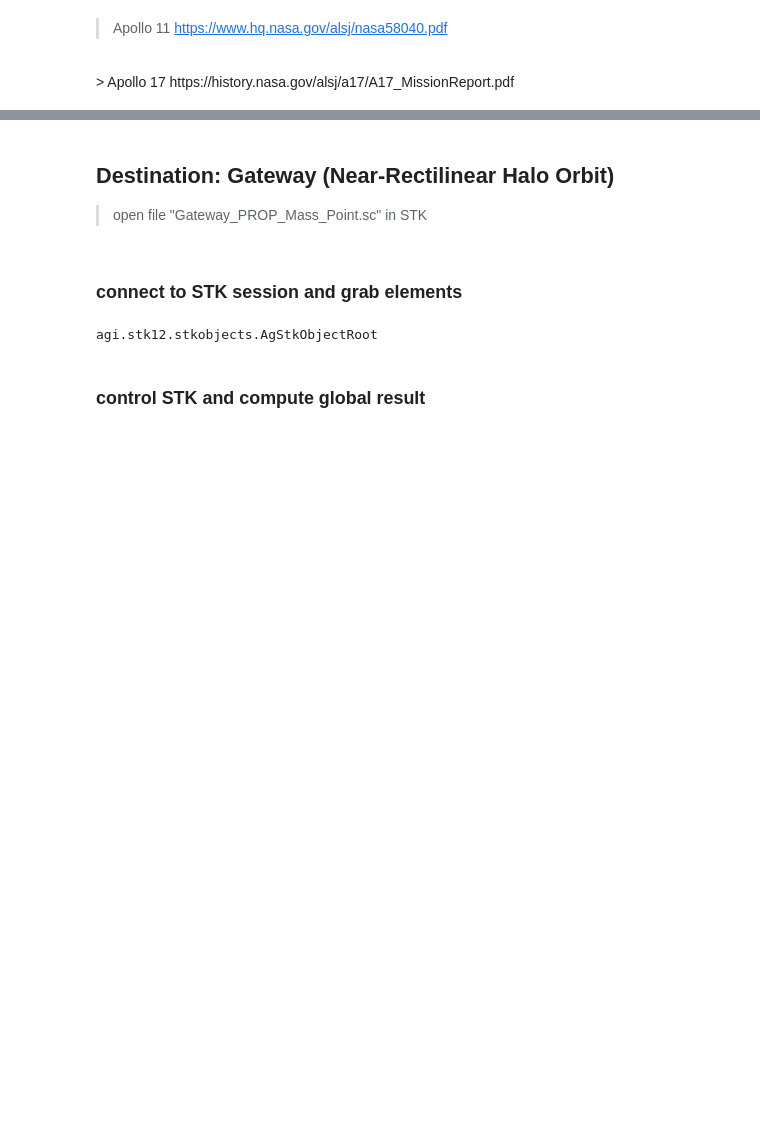
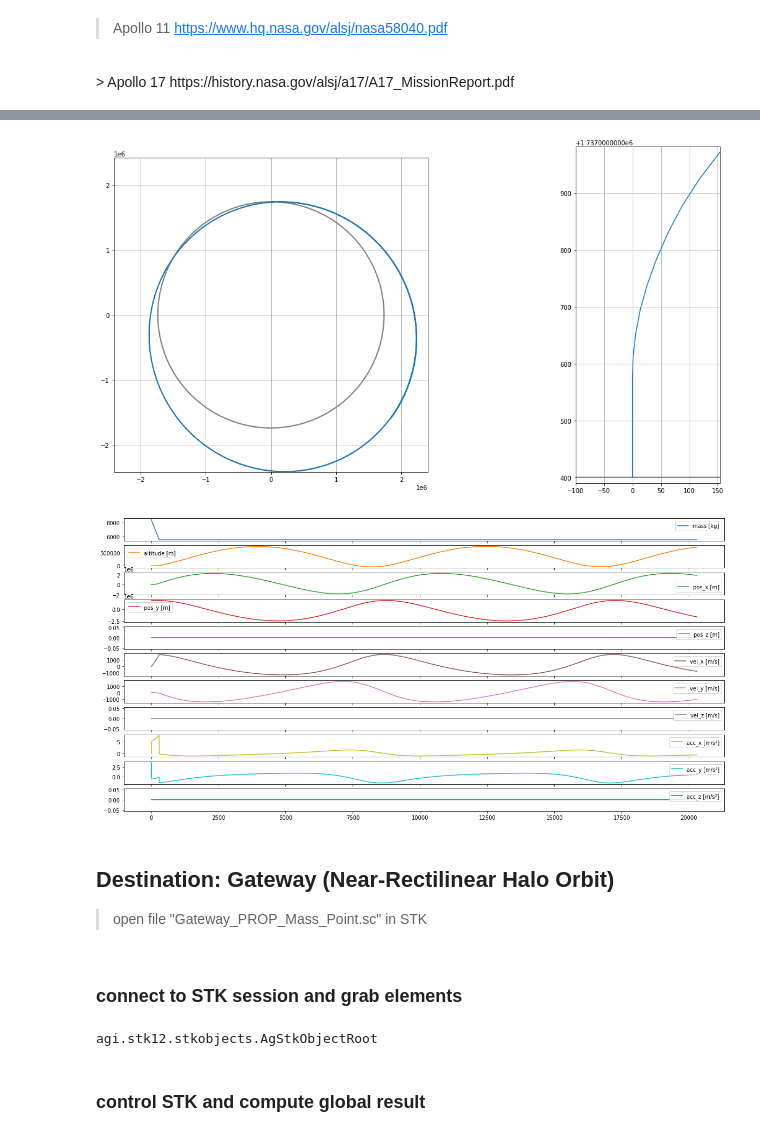
Before and after one commit to Sven-J-Steinert/10.3389-frspt.2024.1352213, a Jupyter notebook: B_Transport_efficiency.ipynb, the cells around one changed output, grey strips where cells are left out. Drawn from its saved outputs; the diff is of its cells as text; code cells hidden in the pictures; blank space fills up the shorter version.

```diff
--- a/B_Transport_efficiency.ipynb
+++ b/B_Transport_efficiency.ipynb
@@ -523,3 +338,60 @@ plt.show()
+# %%
+# plot path cartesian
+dpi = 72
+
+fig, (ax1, ax2) = plt.subplots(1, 2, figsize=(20,10),dpi=dpi)
+
+
+xpoints = df['pos_x [m]'].values
+ypoints = df['pos_y [m]'].values
+
+# left
+
+# moon surface
+t = np.linspace(0,2*np.pi,100)
+ax1.plot(r_moon*np.cos(t), r_moon*np.sin(t),color='grey', linewidth=2)
+
+ext = np.max(np.abs([xpoints,ypoints]))
+
+ax1.set_ylim(-ext, ext)
+ax1.set_xlim(-ext, ext)
+ax1.set_aspect('equal', adjustable='box')
+ax1.grid(True)
+ax1.plot(xpoints,ypoints)
+
+# right
+# moon surface
+t = np.linspace(0.49*np.pi,0.51*np.pi,1000)
+ax2.plot(r_moon*np.cos(t), r_moon*np.sin(t),color='grey', linewidth=2)
+
+slice_n = 20
+max_x = np.max(xpoints[:slice_n])
+max_y = np.max(ypoints[:slice_n])
+min_x = np.min(xpoints[:slice_n])
+min_y = np.min(ypoints[:slice_n])
+
+pad_y = 1e1
+pad_x = 1e2
+
+ax2.set_xlim(min_x-pad_x, max_x)
+ax2.set_ylim(min_y-pad_y, max_y+pad_y)
+
+ax2.set_aspect('equal', adjustable='box')
+ax2.grid(True)
+ax2.plot(xpoints[:slice_n],ypoints[:slice_n])
+
+#plt.axis('off')
+plt.show()
+
+
+
+
+# plot result properties graphs
+df.plot(subplots=True,figsize=(20,10))
+plt.show()
+# %% [output]
+[figure, added]
+[figure, added]
 # %%
 # pip install "C:\Program Files\AGI\STK 12\bin\AgPythonAPI\agi.stk12-12.2.0-py3-none-any.whl"
 # run this notebook from STK's Python Scripting Interface
```
Also changed, not shown: parts of 7 cells of this notebook.
